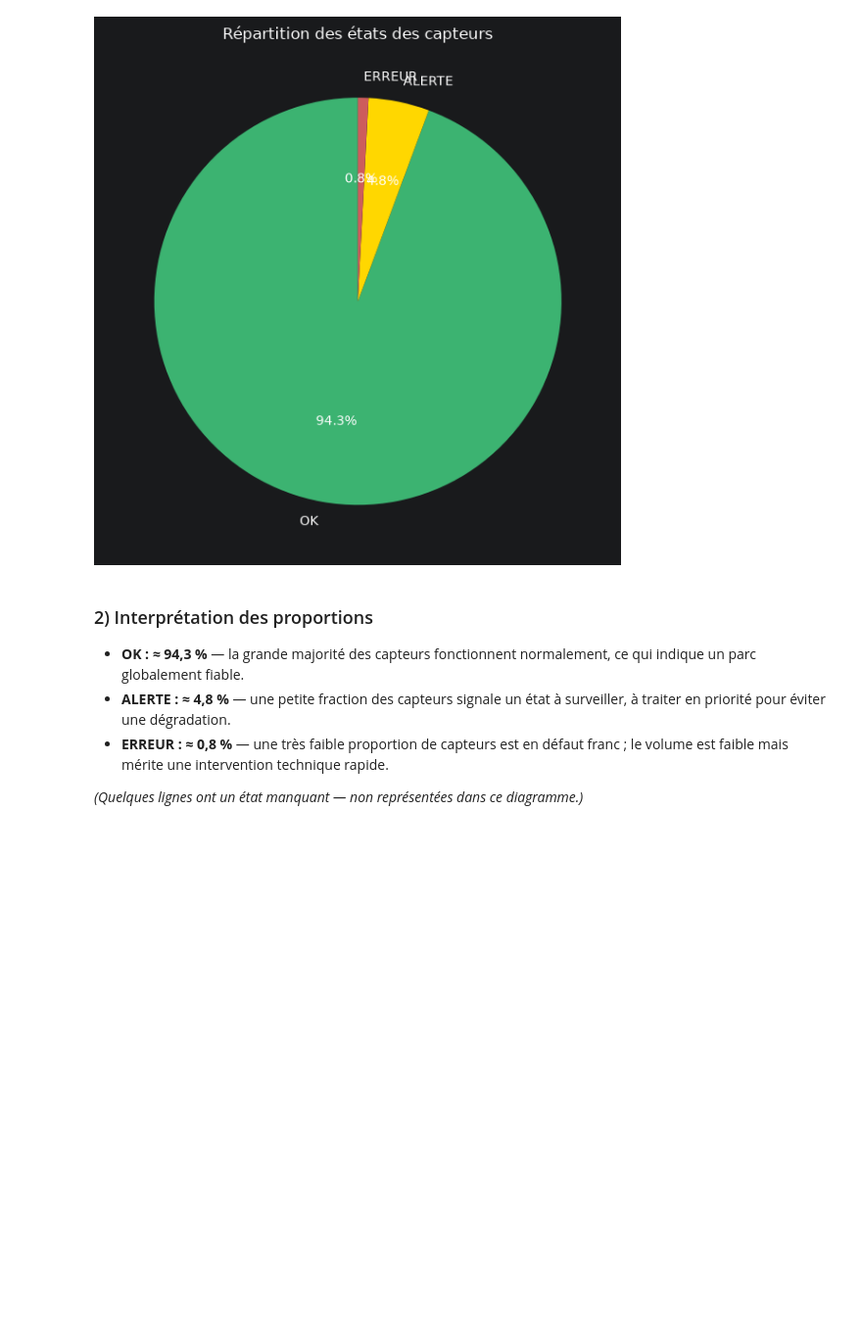
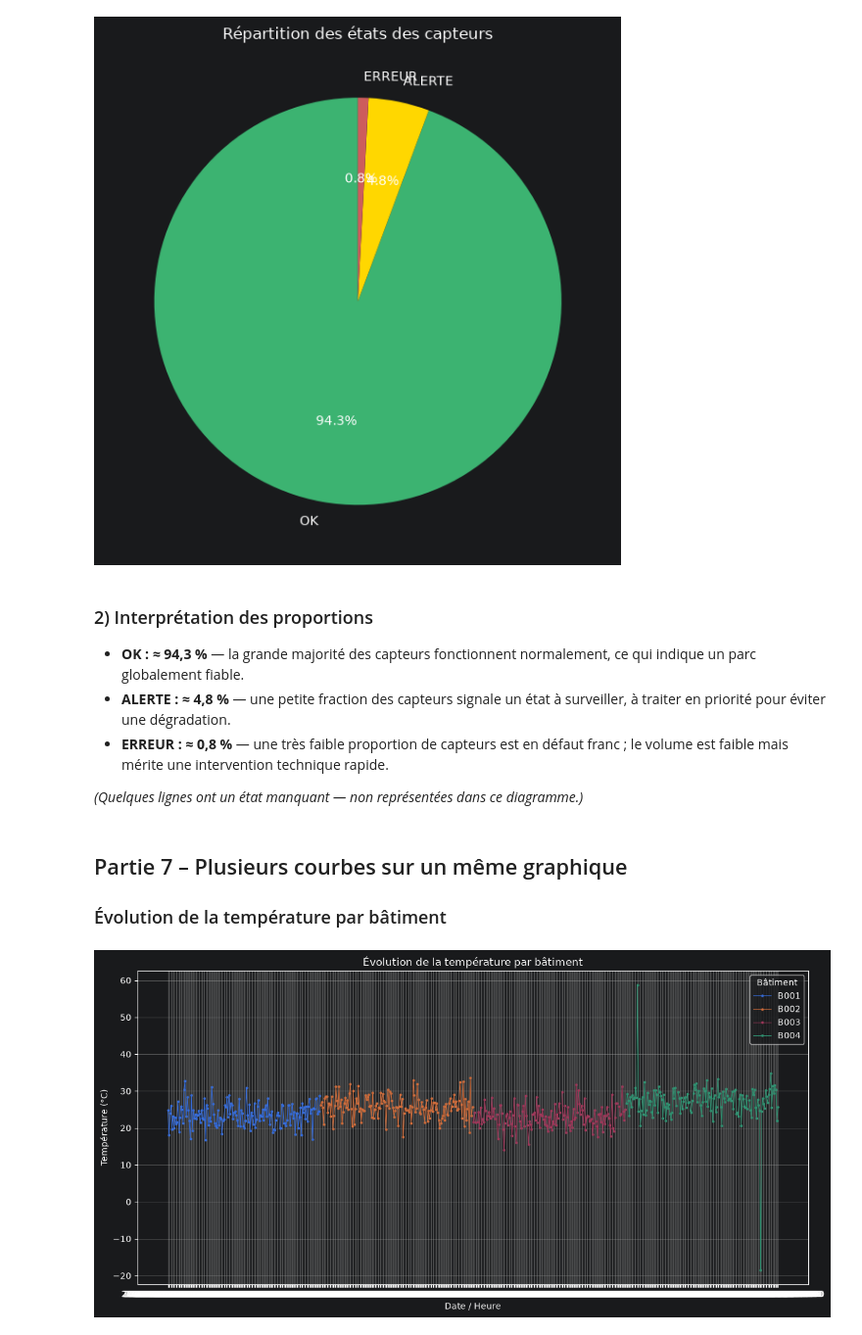
Before and after one commit to massamba0809/atelier_matplotlib_iot, a Jupyter notebook: notebooks/atelier_matplotlib_iot.ipynb, the cells around one changed output. Shown at 98% size. Drawn from its saved outputs; the diff is of its cells as text; code cells hidden in the pictures; blank space fills up the shorter version.

Commit message:
Partie 7 : courbes multiples température par bâtiment

```diff
--- a/notebooks/atelier_matplotlib_iot.ipynb
+++ b/notebooks/atelier_matplotlib_iot.ipynb
@@ -304,3 +304,23 @@ plt.show()
   faible mais mérite une intervention technique rapide.
 
 *(Quelques lignes ont un état manquant — non représentées dans ce diagramme.)*
+# %% [markdown]
+## Partie 7 – Plusieurs courbes sur un même graphique
+
+### Évolution de la température par bâtiment
+# %%
+plt.figure(figsize=(12, 6))
+
+for batiment, groupe in df.sort_values("date_heure").groupby("batiment"):
+    plt.plot(groupe["date_heure"], groupe["temperature"], marker="o",
+             markersize=2, linewidth=0.8, label=batiment)
+
+plt.title("Évolution de la température par bâtiment")
+plt.xlabel("Date / Heure")
+plt.ylabel("Température (°C)")
+plt.legend(title="Bâtiment")
+plt.grid(True)
+plt.tight_layout()
+plt.show()
+# %% [output]
+[figure, added]
```
